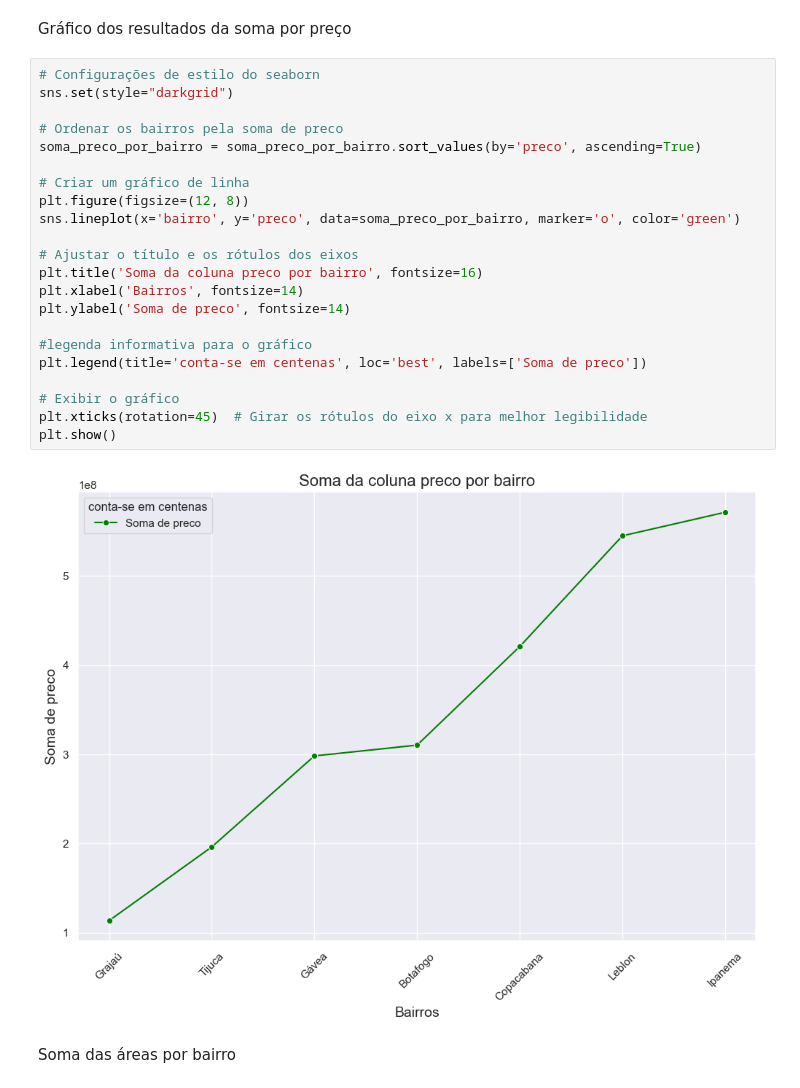
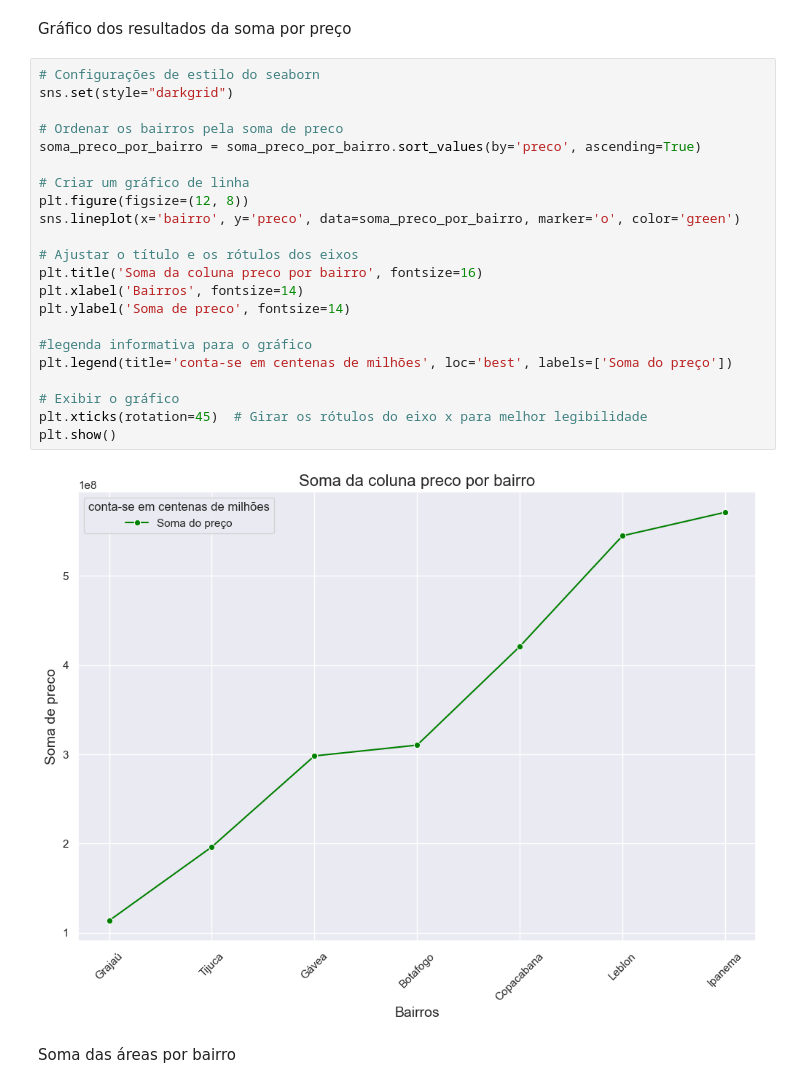
Before and after one commit to GaboRamalho/Data-Science, a Jupyter notebook: AV2/imobRJ.ipynb, the cells around one changed output. Saved outputs shown, nothing was run; the diff lists cells and outputs as text.

```diff
--- a/AV2/imobRJ.ipynb
+++ b/AV2/imobRJ.ipynb
@@ -209,27 +210,27 @@ Gráfico dos resultados da soma por preço
 # %%
 # Configurações de estilo do seaborn
 sns.set(style="darkgrid")
 
 # Ordenar os bairros pela soma de preco
 soma_preco_por_bairro = soma_preco_por_bairro.sort_values(by='preco', ascending=True)
 
 # Criar um gráfico de linha
 plt.figure(figsize=(12, 8))
 sns.lineplot(x='bairro', y='preco', data=soma_preco_por_bairro, marker='o', color='green')
 
 # Ajustar o título e os rótulos dos eixos
 plt.title('Soma da coluna preco por bairro', fontsize=16)
 plt.xlabel('Bairros', fontsize=14)
 plt.ylabel('Soma de preco', fontsize=14)
 
 #legenda informativa para o gráfico
-plt.legend(title='conta-se em centenas', loc='best', labels=['Soma de preco'])
+plt.legend(title='conta-se em centenas de milhões', loc='best', labels=['Soma do preço'])
 
 # Exibir o gráfico
 plt.xticks(rotation=45)  # Girar os rótulos do eixo x para melhor legibilidade
 plt.show()
 # %% [output]
-[figure, old version]
+[figure, new version]
 # %% [markdown]
 Soma das áreas por bairro
 # %%
```
Also changed, not shown: parts of 2 cells of this notebook.
